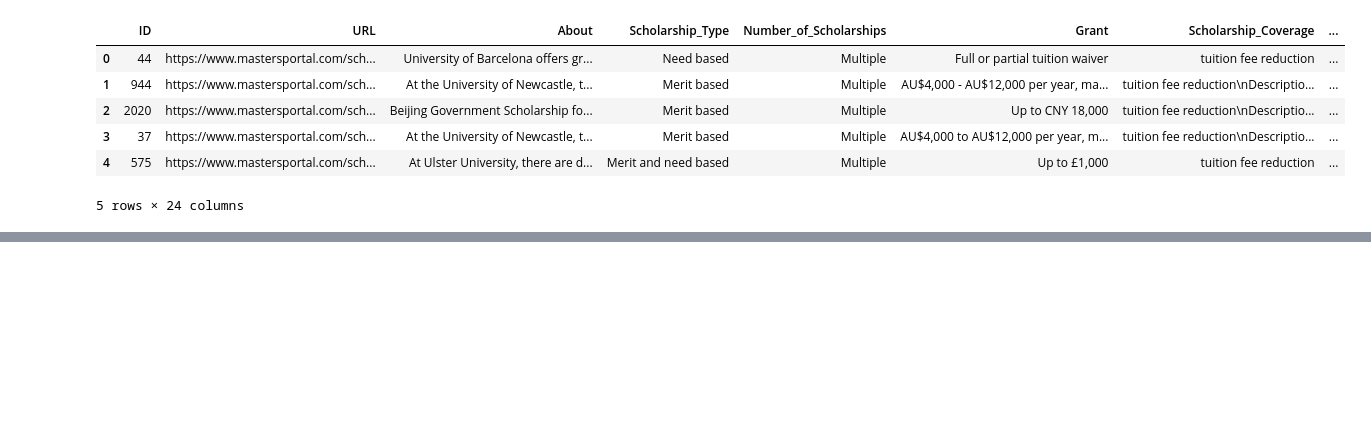
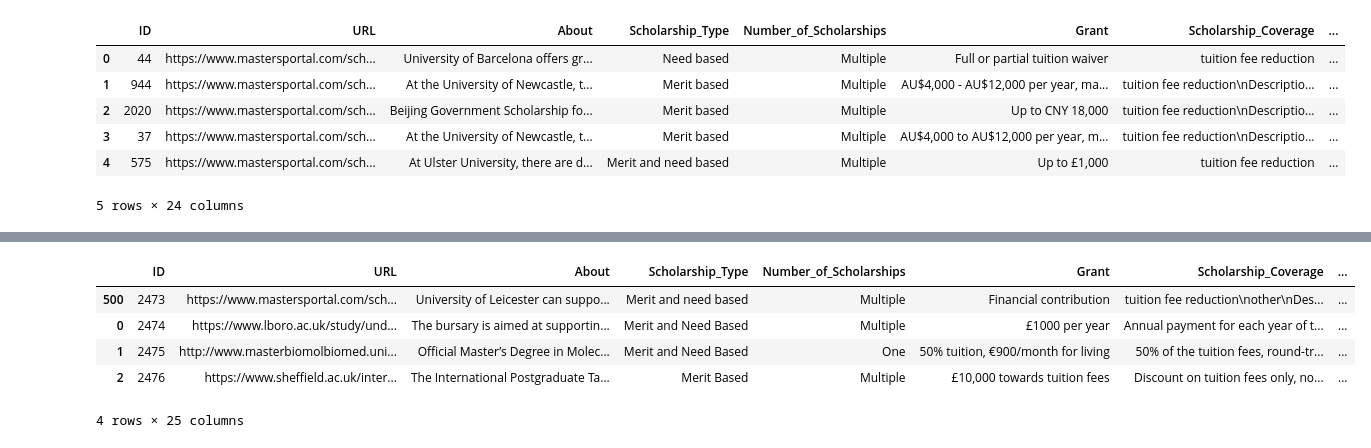
Before and after one commit to edwinsantosv/Scholarships-Project, a Jupyter notebook: ad-hoc notebooks/add_new_dfs.ipynb, the cells around one changed output, grey strips where cells are left out. Drawn from its saved outputs; the diff is of its cells as text; code cells hidden in the pictures; blank space fills up the shorter version.

```diff
--- a/ad-hoc notebooks/add_new_dfs.ipynb
+++ b/ad-hoc notebooks/add_new_dfs.ipynb
@@ -35,0 +50,9 @@ final_df.head()
+# %%
+final_df[final_df['ID'].isin({2473,2474,2475,2476})]
+# %% [output]
+|  | ID | URL | About | Scholarship_Type | Number_of_Scholarships | Grant | Scholarship_Coverage | ... |
+| 500 | 2473 | https://www.mastersportal.com/sch... | University of Leicester can suppo... | Merit and need based | Multiple | Financial contribution | tuition fee reduction\nother\nDes... | ... |
+| 0 | 2474 | https://www.lboro.ac.uk/study/und... | The bursary is aimed at supportin... | Merit and Need Based | Multiple | £1000 per year | Annual payment for each year of t... | ... |
+| 1 | 2475 | http://www.masterbiomolbiomed.uni... | Official Master’s Degree in Molec... | Merit and Need Based | One | 50% tuition, €900/month for living | 50% of the tuition fees, round-tr... | ... |
+| 2 | 2476 | https://www.sheffield.ac.uk/inter... | The International Postgraduate Ta... | Merit Based | Multiple | £10,000 towards tuition fees | Discount on tuition fees only, no... | ... |
+4 rows × 25 columns
```
Also changed, not shown: parts of 5 cells of this notebook, 2 other files.
